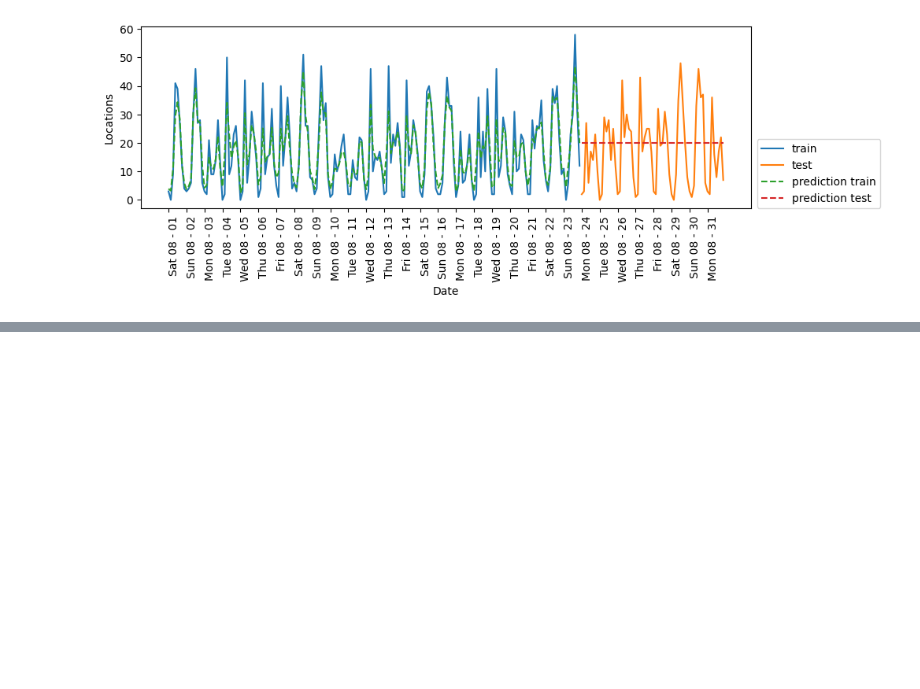
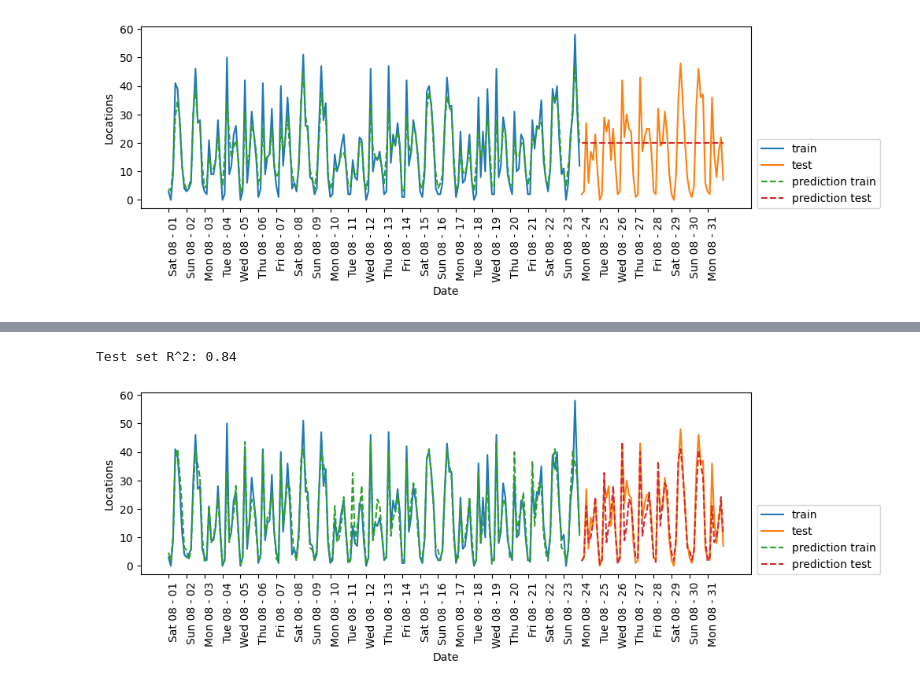
Before and after one commit to 012kirby210/mg-scikitlearn, a Jupyter notebook: [Caracteristique Engineering] Cas d'utilisation.ipynb, the cells around one changed output, grey strips where cells are left out. Drawn from its saved outputs; the diff is of its cells as text; code cells hidden in the pictures; blank space fills up the shorter version.

```diff
--- a/[Caracteristique Engineering] Cas d'utilisation.ipynb
+++ b/[Caracteristique Engineering] Cas d'utilisation.ipynb
@@ -67,0 +78,7 @@ Test set R^2: -0.04
+# %%
+# En utilisant les jours et les heures :
+X_day_hour = np.hstack([ citibike.index.dayofweek.values.reshape(-1,1), X_hour] )
+eval_on_features(X_day_hour, y, regressor)
+# %% [output]
+Test set R^2: 0.84
+[figure, added]
```
Also changed, not shown: parts of 5 cells of this notebook.
